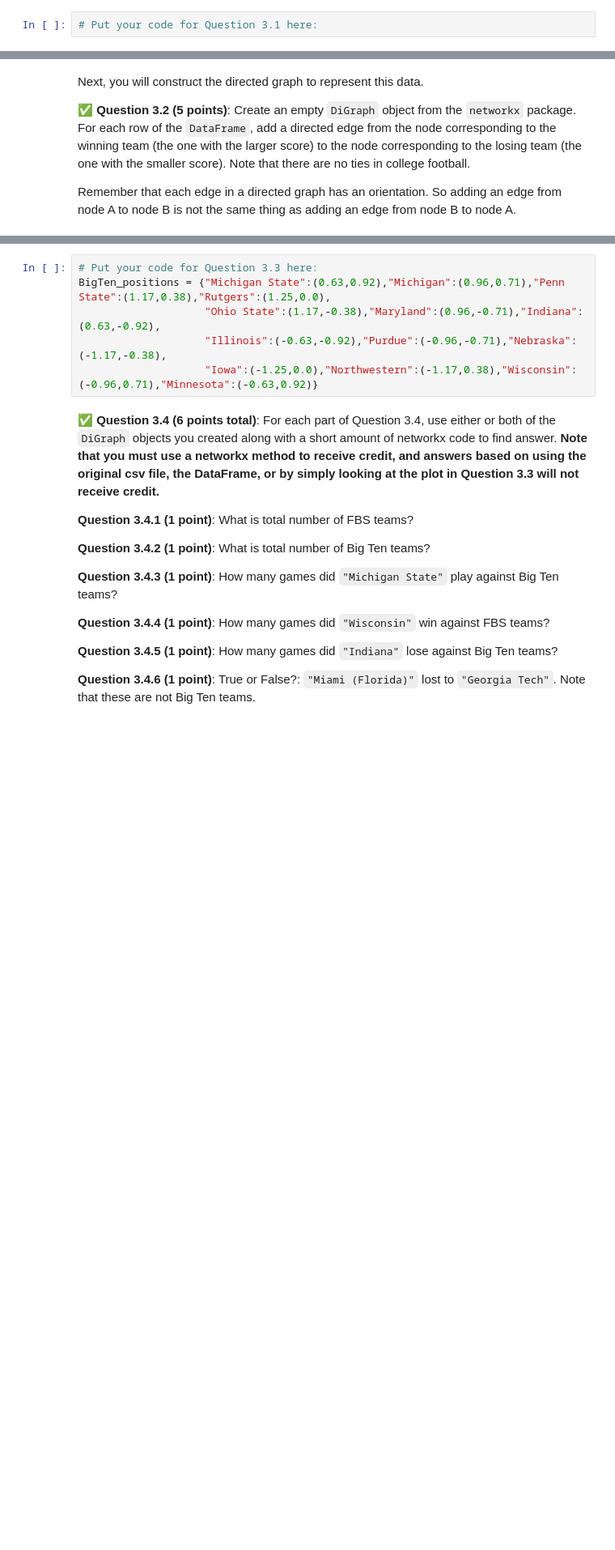
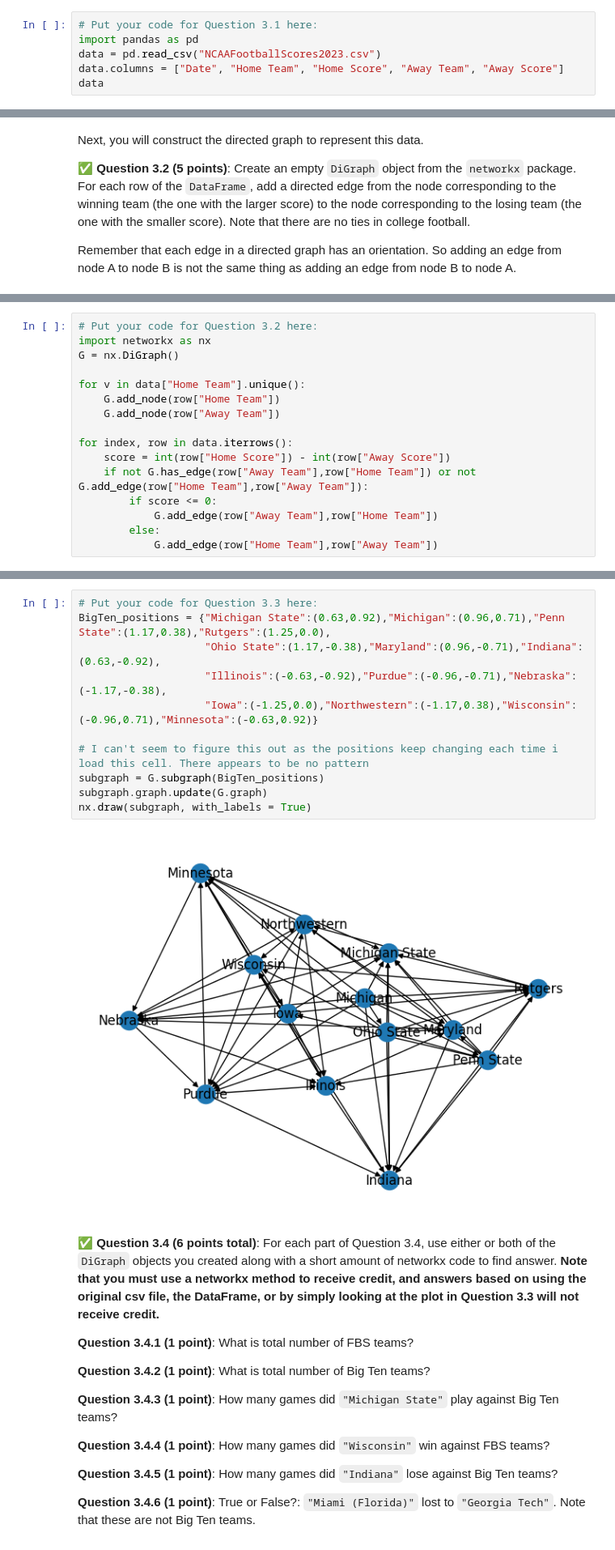
Before and after one commit to brytran/CMSE202-f23-turnin, a Jupyter notebook: hw-02/HW-02_ABMandGraphTheory-STUDENT.ipynb, the cells around one changed output, grey strips where cells are left out. Shown: that part at 81% size. Saved outputs shown, nothing was run; the diff lists cells and outputs as text; blank space fills up the shorter version.

```diff
--- a/hw-02/HW-02_ABMandGraphTheory-STUDENT.ipynb
+++ b/hw-02/HW-02_ABMandGraphTheory-STUDENT.ipynb
@@ -375,3 +375,7 @@ Each row contains data from one game between two FBS teams. The first column con
 **Do This:** Load the data in this file into a `Pandas` `DataFrame`, and **give the columns appropriate titles**. Display the first few and last few rows of the `DataFrame`.
 # %%
 # Put your code for Question 3.1 here:
+import pandas as pd
+data = pd.read_csv("NCAAFootballScores2023.csv")
+data.columns = ["Date", "Home Team", "Home Score", "Away Team", "Away Score"]
+data
@@ -386,3 +402,19 @@ Remember that each edge in a directed graph has an orientation. So adding an edg
+# %%
+# Put your code for Question 3.2 here:
+import networkx as nx
+G = nx.DiGraph()
+
+for v in data["Home Team"].unique():
+    G.add_node(row["Home Team"])
+    G.add_node(row["Away Team"])
+
+for index, row in data.iterrows():
+    score = int(row["Home Score"]) - int(row["Away Score"])
+    if not G.has_edge(row["Away Team"],row["Home Team"]) or not G.add_edge(row["Home Team"],row["Away Team"]):
+        if score <= 0:
+            G.add_edge(row["Away Team"],row["Home Team"])
+        else:
+            G.add_edge(row["Home Team"],row["Away Team"])
 # %% [markdown]
 This graph has over 100 nodes and hundreds of edges, so it will be hard to look at the entire graph at once. But we can construct and display a small subgraph of the entire directed graph.
 
@@ -397,9 +429,16 @@ If you do this part correctly, you should get something that looks like this: <i
 # %%
 # Put your code for Question 3.3 here:
 BigTen_positions = {"Michigan State":(0.63,0.92),"Michigan":(0.96,0.71),"Penn State":(1.17,0.38),"Rutgers":(1.25,0.0),
                     "Ohio State":(1.17,-0.38),"Maryland":(0.96,-0.71),"Indiana":(0.63,-0.92),
                     "Illinois":(-0.63,-0.92),"Purdue":(-0.96,-0.71),"Nebraska":(-1.17,-0.38),
                     "Iowa":(-1.25,0.0),"Northwestern":(-1.17,0.38),"Wisconsin":(-0.96,0.71),"Minnesota":(-0.63,0.92)}
+
+# I can't seem to figure this out as the positions keep changing each time i load this cell. There appears to be no pattern
+subgraph = G.subgraph(BigTen_positions)
+subgraph.graph.update(G.graph)
+nx.draw(subgraph, with_labels = True)
+# %% [output]
+[figure, added]
 # %% [markdown]
 &#9989;  **Question 3.4 (6 points total)**: For each part of Question 3.4, use either or both of the `DiGraph` objects you created along with a short amount of networkx code to find answer. **Note that you must use a networkx method to receive credit, and answers based on using the original csv file, the DataFrame, or by simply looking at the plot in Question 3.3 will not receive credit.**
 
```
Also changed, not shown: parts of 14 cells of this notebook, 1 other file.
